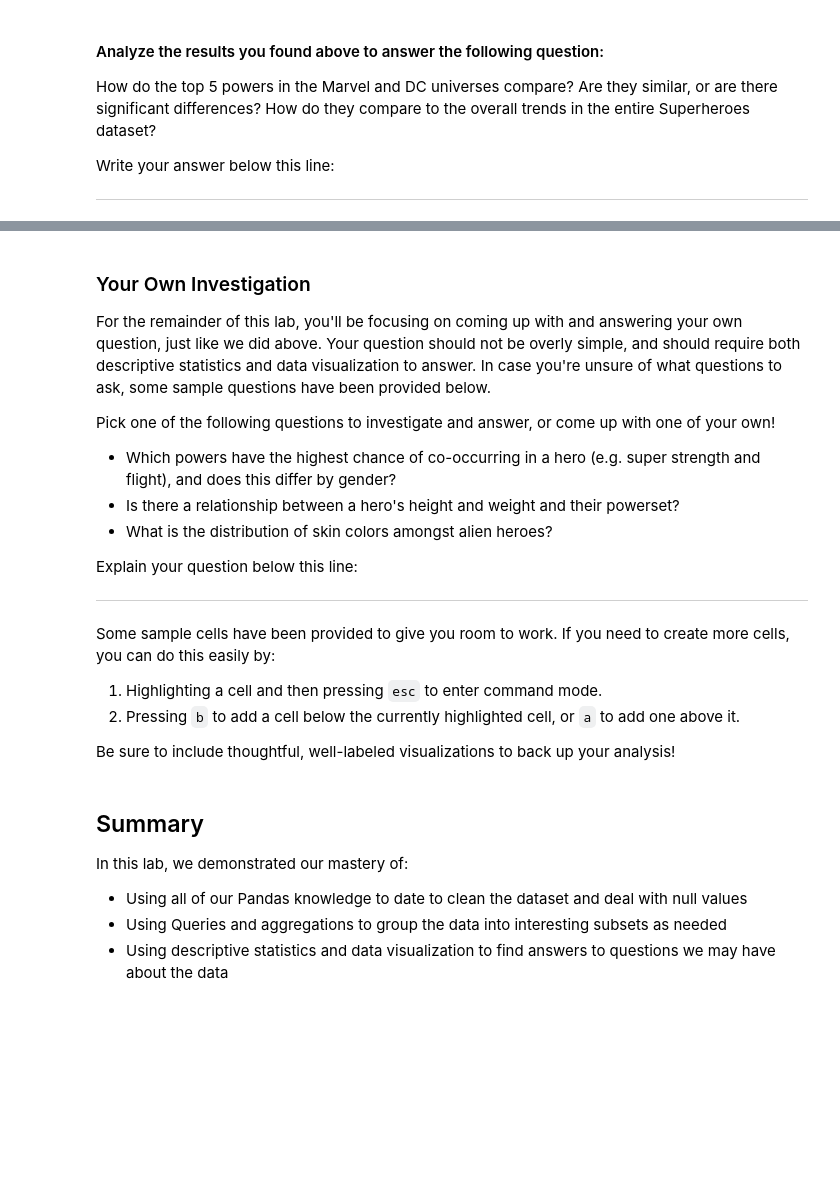
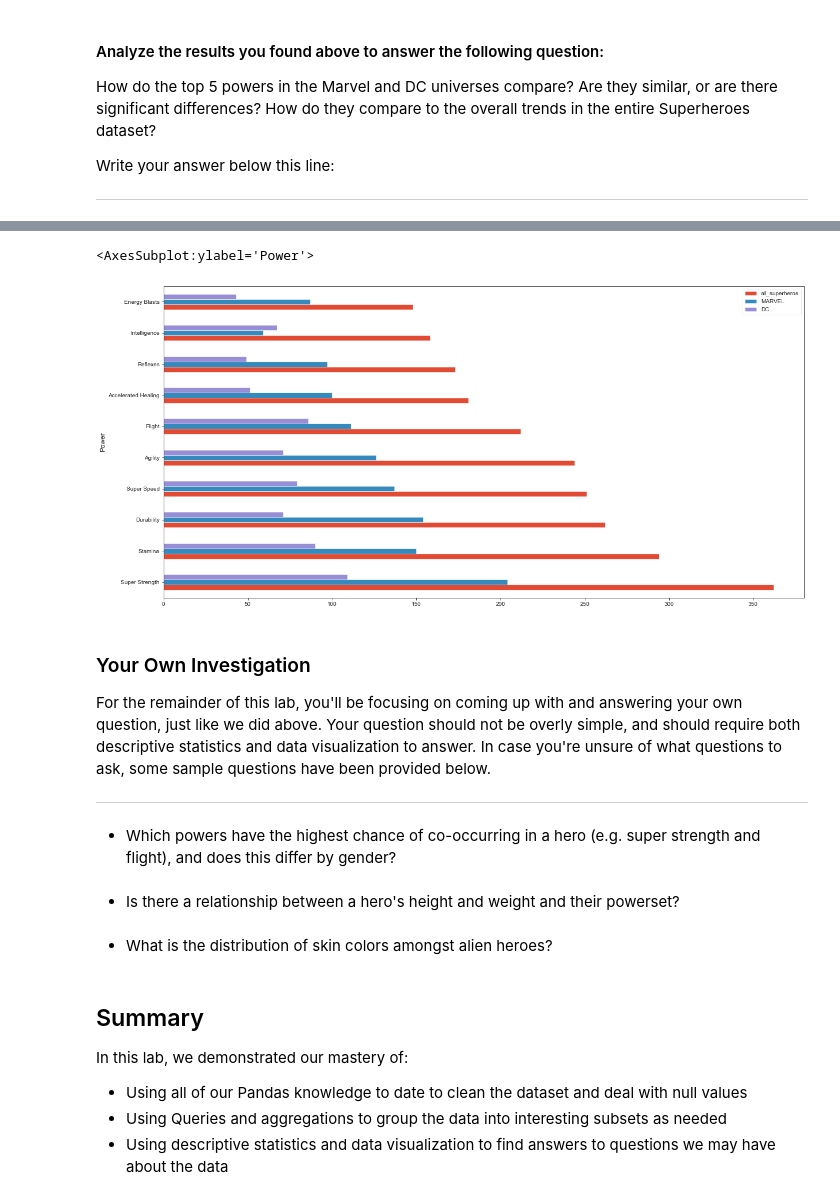
Before and after one commit to tamjid-ahsan/dsc-data-cleaning-project, a Jupyter notebook: index.ipynb, the cells around one changed output, grey strips where cells are left out. Saved outputs shown, nothing was run; the diff lists cells and outputs as text; code cells hidden in the pictures; blank space fills up the shorter version.

```diff
--- a/index.ipynb
+++ b/index.ipynb
@@ -623,25 +664,23 @@ ________________________________________________________________________________
+# %%
+output = sqldf(
+    "SELECT c.Power, c.Count AS all_superheros , m.Count AS MARVEL, d.count AS DC FROM common_powers_df AS c JOIN marvel_common_powers AS m USING(Power) JOIN DC_common_powers AS d USING(Power) LIMIT 10"
+)
+output = output.set_index('Power')
+output.plot(kind='barh', figsize=(20, 10))
+# %% [output]
+<AxesSubplot:ylabel='Power'>
+[figure, added]
 # %% [markdown]
 ### Your Own Investigation
 
 For the remainder of this lab, you'll be focusing on coming up with and answering your own question, just like we did above.  Your question should not be overly simple, and should require both descriptive statistics and data visualization to answer.  In case you're unsure of what questions to ask, some sample questions have been provided below.
-
-Pick one of the following questions to investigate and answer, or come up with one of your own!
-
-* Which powers have the highest chance of co-occurring in a hero (e.g. super strength and flight), and does this differ by gender?
-* Is there a relationship between a hero's height and weight and their powerset?
-* What is the distribution of skin colors amongst alien heroes?
-
-Explain your question below this line:
 ____________________________________________________________________________________________________________________________
-
-
-
-Some sample cells have been provided to give you room to work. If you need to create more cells, you can do this easily by:
-
-1. Highlighting a cell and then pressing `esc` to enter command mode.
-1. Pressing `b` to add a cell below the currently highlighted cell, or `a` to add one above it.
-
-Be sure to include thoughtful, well-labeled visualizations to back up your analysis!
+# %% [markdown]
+* Which powers have the highest chance of co-occurring in a hero (e.g. super strength and flight), and does this differ by gender?
+# %% [markdown]
+* Is there a relationship between a hero's height and weight and their powerset?
+# %% [markdown]
+* What is the distribution of skin colors amongst alien heroes?
 # %% [markdown]
 ## Summary
 
```
Also changed, not shown: parts of 11 cells of this notebook.
